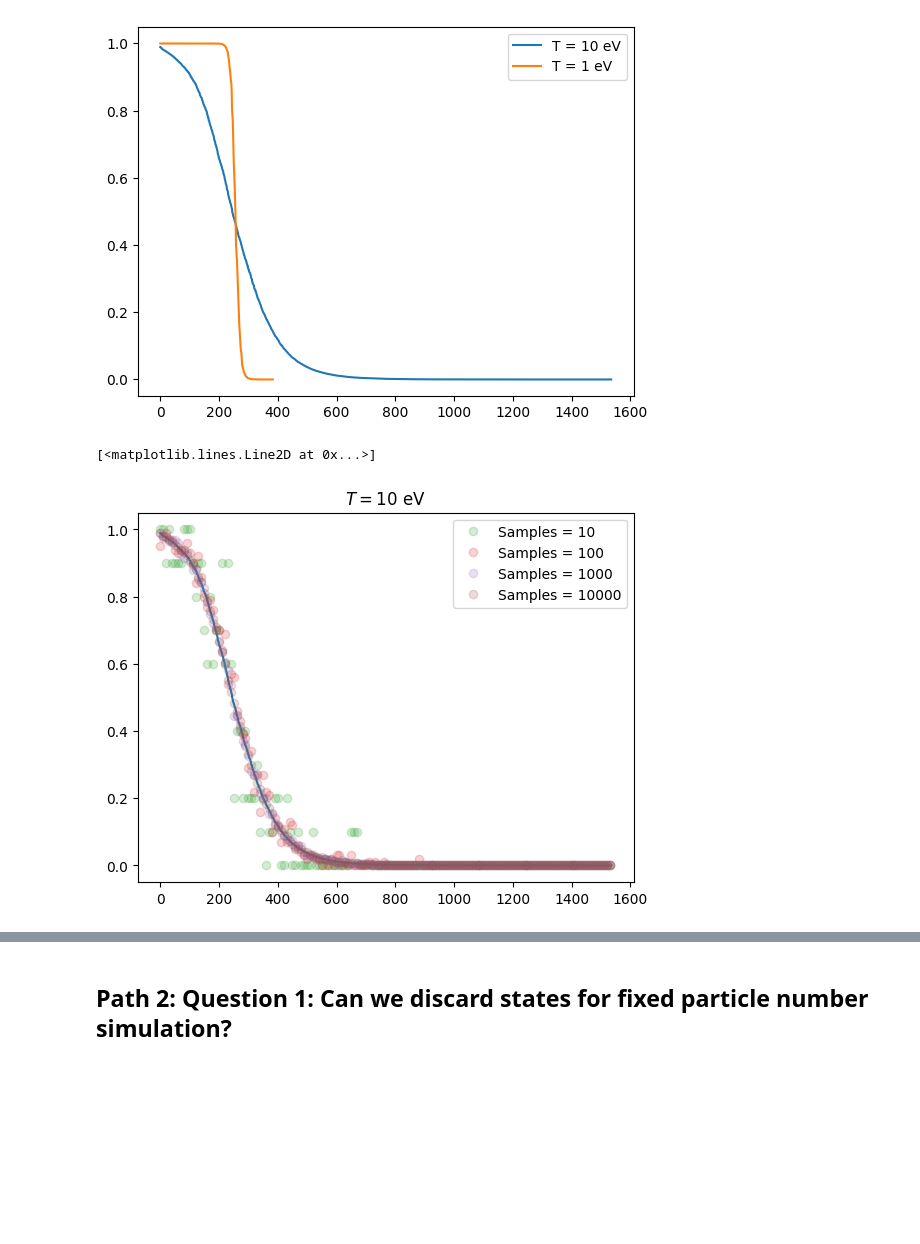
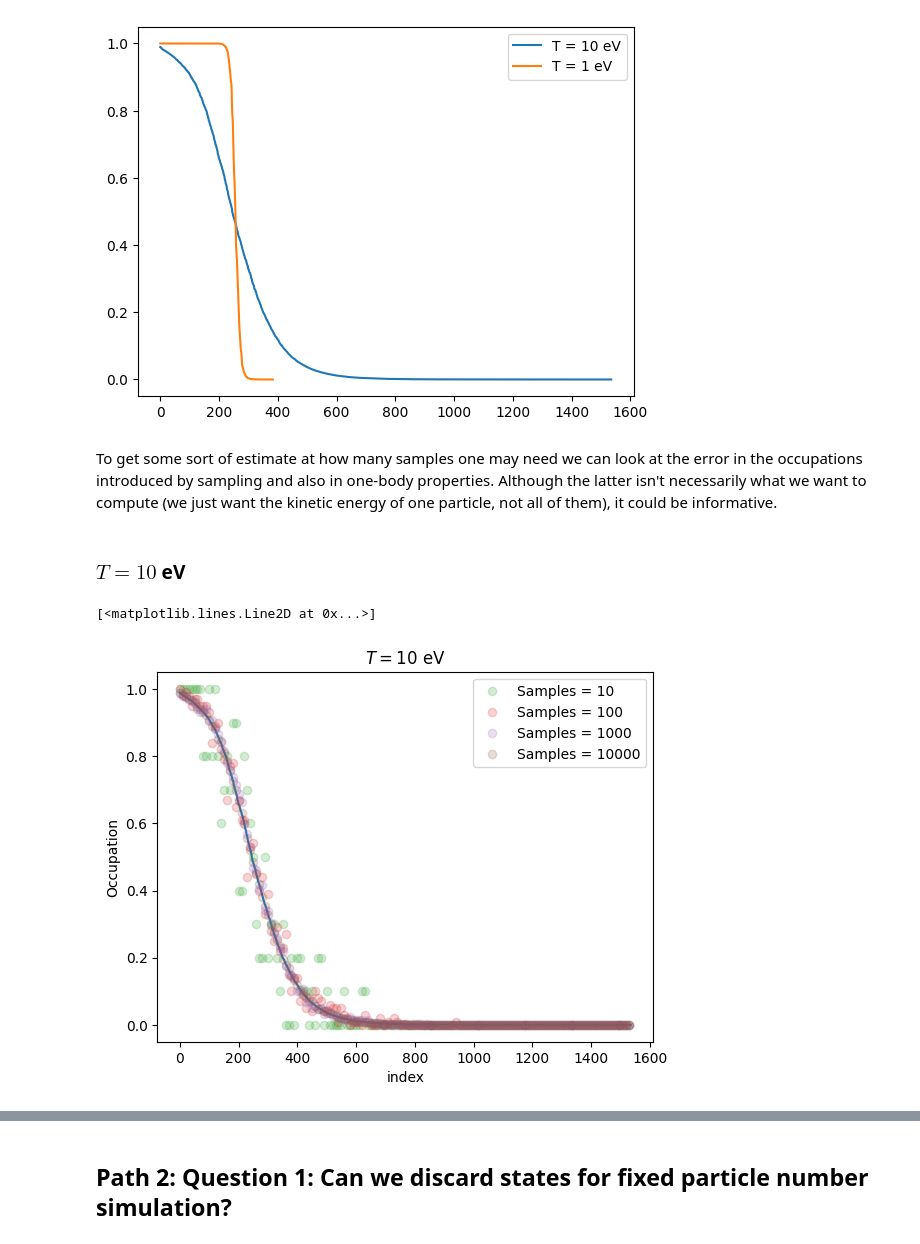
Before and after one commit to ncrubin/mec-sandia, a Jupyter notebook: notebooks/ensembles.ipynb, the cells around one changed output, grey strips where cells are left out. Cells and saved outputs as stored; diff of their text form; code cells hidden in the pictures; blank space fills up the shorter version.

Commit message:
Update notebook + add histogram.

```diff
--- a/notebooks/ensembles.ipynb
+++ b/notebooks/ensembles.ipynb
@@ -103,17 +101,27 @@ plt.legend()
+# %% [markdown]
+To get some sort of estimate at how many samples one may need we can look at the error in the occupations introduced by sampling and also in one-body properties. Although the latter isn't necessarily what we want to compute (we just want the kinetic energy of one particle, not all of them), it could be informative.
+# %% [markdown]
+### $T = 10$ eV
 # %%
+# Now let's see how sampling compares
+# The Density matrix class produces the desired sum over Slater determinants appropriately weighted.
+# It's overkill to store the bitstrings but may be helpful later.
 from mec_sandia.density_matrix import DensityMatrix
+np.random.seed(7)
 for isamp, num_samples in enumerate([10, 100, 1000, 10000]):
     dm_10eV = DensityMatrix.build_grand_canonical(occs_10eV, num_samples)
     occs, errs = dm_10eV.compute_occupations()
     occ_a, err_a = occs[::2], errs[::2]
     ixs = np.arange(len(occ_a))
     plt.errorbar(ixs[::10], occ_a[::10], yerr=err_a[::10], lw=0, alpha=0.2, marker="o", color=f"C{isamp+2}", label=f"Samples = {num_samples}")
 plt.legend()
 plt.title("$T=10$ eV")
+plt.xlabel("index")
+plt.ylabel("Occupation")
 plt.plot(occs_10eV, label="KS-DFT", color="C0")
 # %% [output]
 [<matplotlib.lines.Line2D at 0x...>]
-[figure, old version]
+[figure, new version]
 # %%
 
 from mec_sandia.density_matrix import DensityMatrix
```
Also changed, not shown: parts of 16 cells of this notebook, 1 other file.
